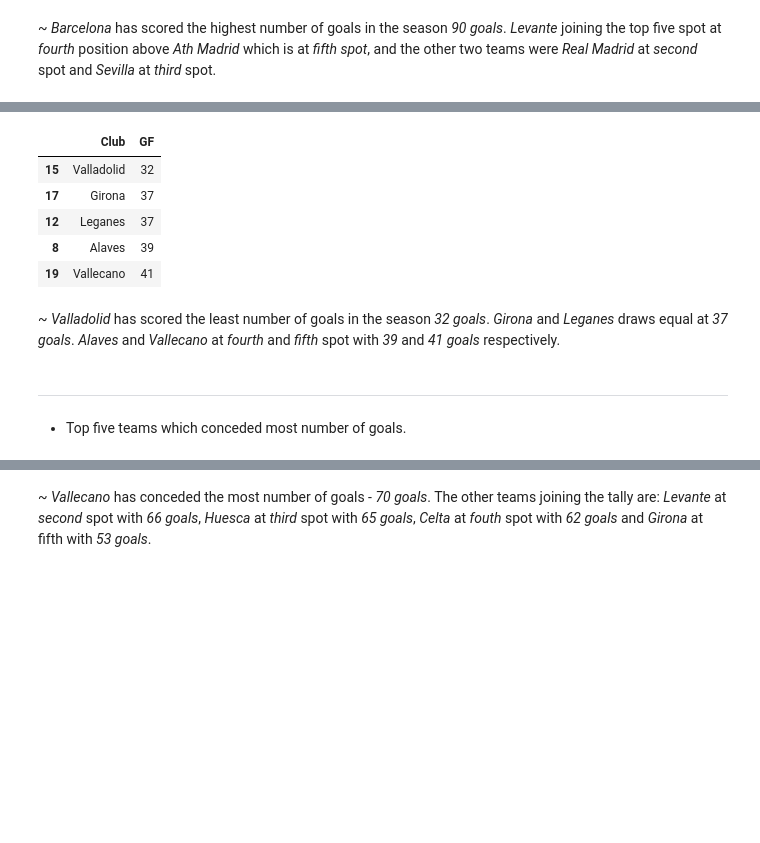
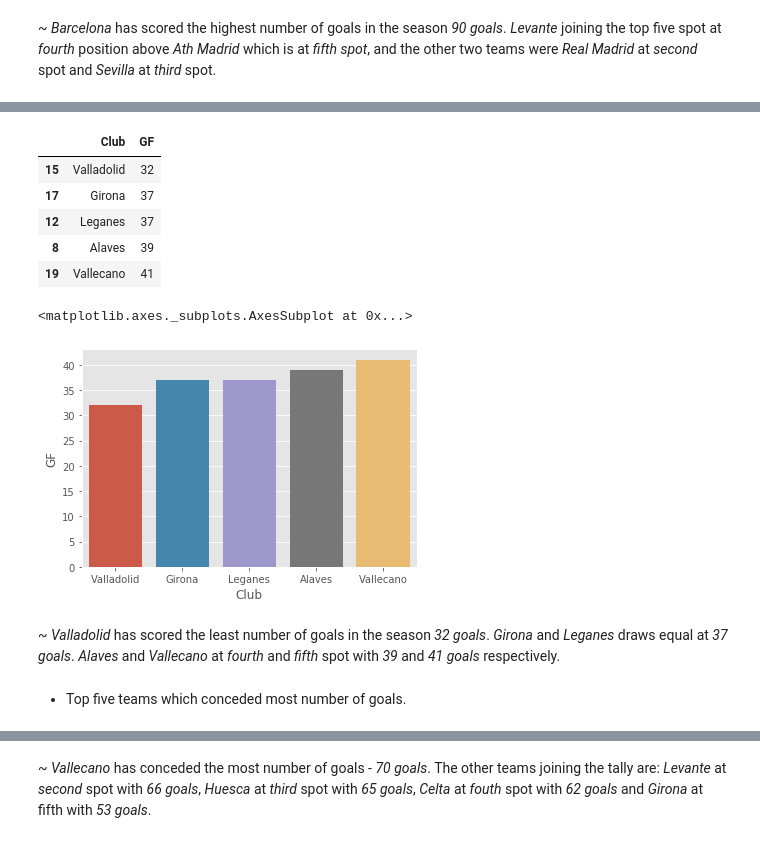
Before and after one commit to Slothfulwave612/La_Liga_2018_19, a Jupyter notebook: La_Liga_2018_19.ipynb, the cells around one changed output, grey strips where cells are left out. Cells and saved outputs as stored; diff of their text form; code cells hidden in the pictures; blank space fills up the shorter version.

```diff
--- a/La_Liga_2018_19.ipynb
+++ b/La_Liga_2018_19.ipynb
@@ -377,19 +413,22 @@ league_table_df.sort_values(by='GF', ascending=False)[:5][['Club', 'GF']]
 * Top five teams with least number of goals.
 # %%
 ## use sort_values on GF, ascending will remain True
-league_table_df.sort_values(by='GF')[:5][['Club', 'GF']]
+display(league_table_df.sort_values(by='GF')[:5][['Club', 'GF']])
+
+## visualize the data
+sns.barplot(x='Club', y='GF', data=league_table_df.sort_values(by='GF')[:5])
 # %% [output]
 |  | Club | GF |
 | 15 | Valladolid | 32 |
 | 17 | Girona | 37 |
 | 12 | Leganes | 37 |
 | 8 | Alaves | 39 |
 | 19 | Vallecano | 41 |
+<matplotlib.axes._subplots.AxesSubplot at 0x...>
+[figure, added]
 # %% [markdown]
 ~ *Valladolid* has scored the least number of goals in the season *32 goals*. *Girona* and *Leganes* draws equal at *37 goals*. *Alaves* and *Vallecano* at *fourth* and *fifth* spot with *39* and *41 goals* respectively.
 # %% [markdown]
----
-
 * Top five teams which conceded most number of goals.
 # %%
 ## use sort_values on GA
```
Also changed, not shown: parts of 30 cells of this notebook.
